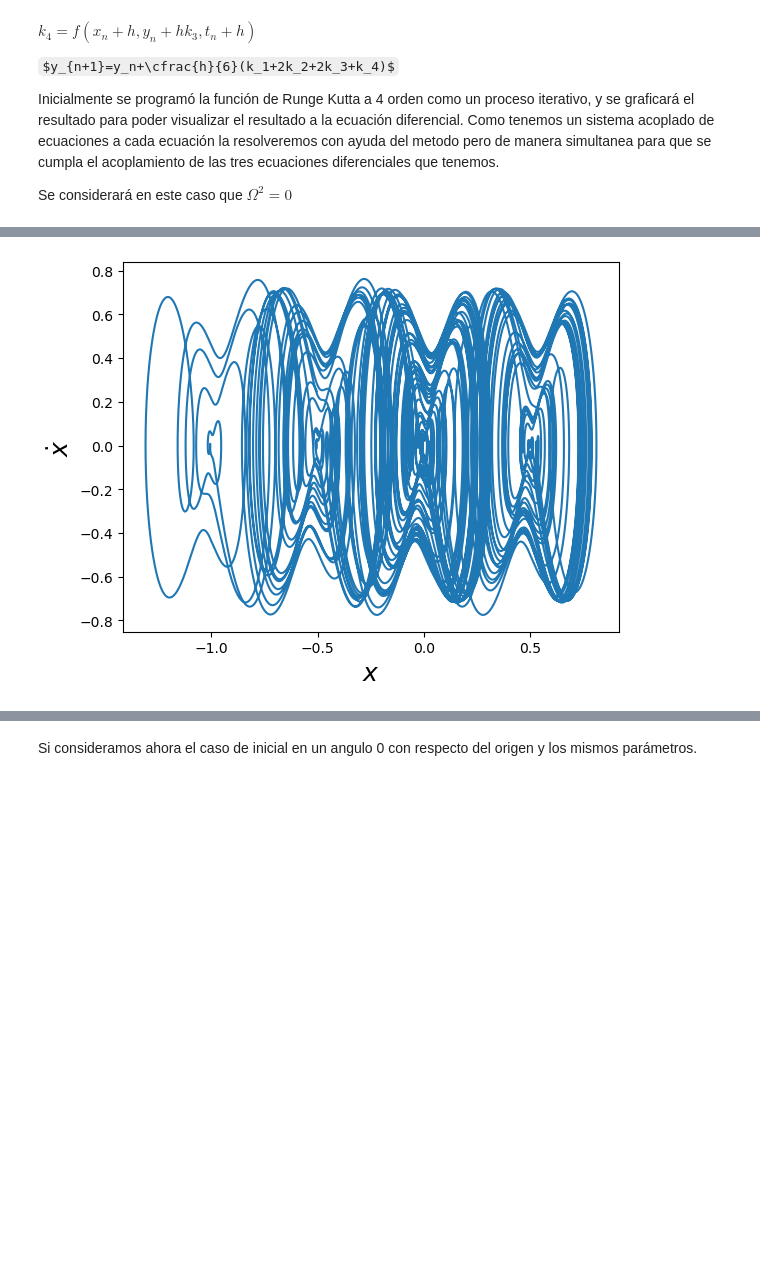
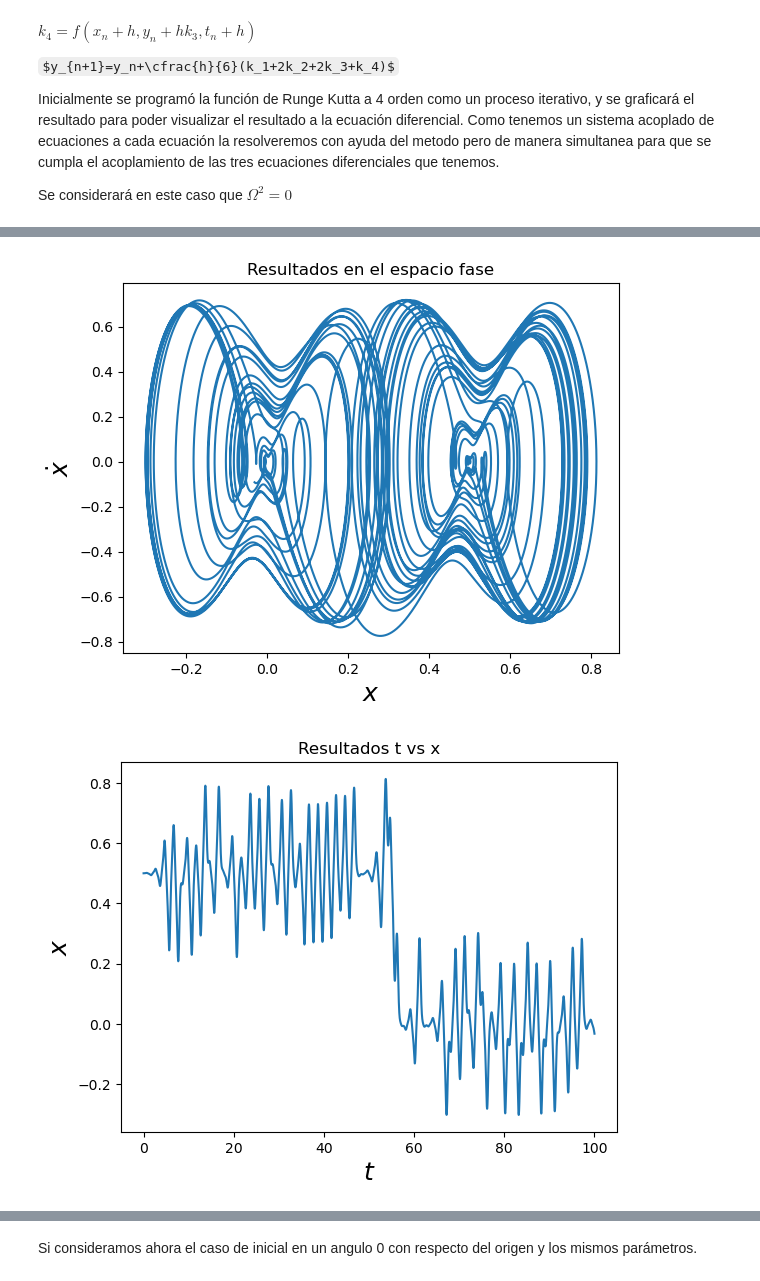
Before and after one commit to Arely00/ArelyGuadalupeJimenezDIaz-mn-2024, a Jupyter notebook: Proyecto Final.ipynb, the cells around one changed output, grey strips where cells are left out. Drawn from its saved outputs; the diff is of its cells as text; code cells hidden in the pictures; some formulas as TeX source; blank space fills up the shorter version.

```diff
--- a/Proyecto Final.ipynb
+++ b/Proyecto Final.ipynb
@@ -195,6 +183,9 @@ $t=0 \hspace{2cm} x_{0}=1/2 \hspace{2cm} y_0=0 \hspace{2cm} \gamma=0.35 \hspace{
 
 es decir, si pusieramos el pendulo inicialmente en un angulo de $\pi$ con respecto del origen considerando los parámetros de acoplamiento y amplitud del campo ya escritos.
 # %%
-Graf(0.5,0,0,0.001,200,0.35,0.75)
+Graf(0.5,0,0,0.001,100,0.35,0.75)
+Graf0(0.5,0,0,0.001,100,0.35,0.75)
+Graf2(0.5,0,0,0.001,10,0.35,0.75,10)
 # %% [output]
-[figure, old version]
+[figure, new version]
+[figure, added]
```
Also changed, not shown: parts of 22 cells of this notebook.
